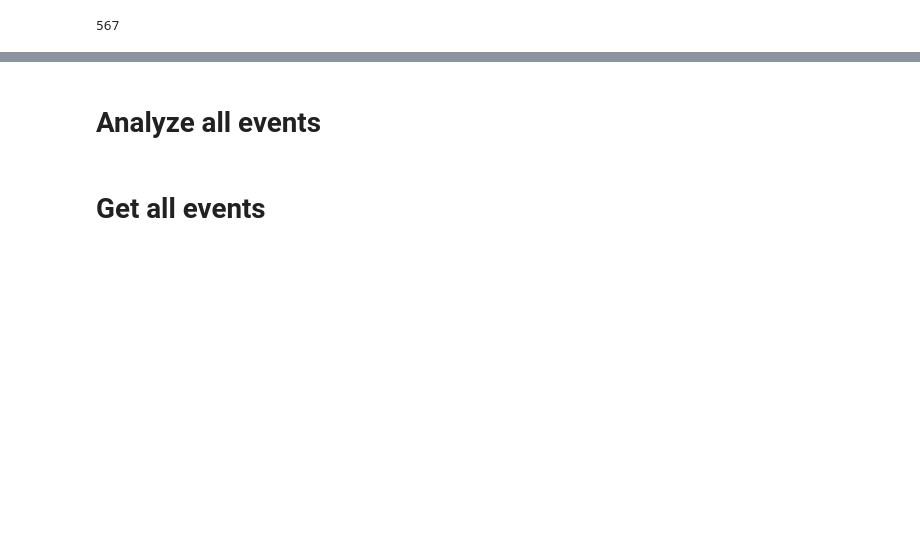
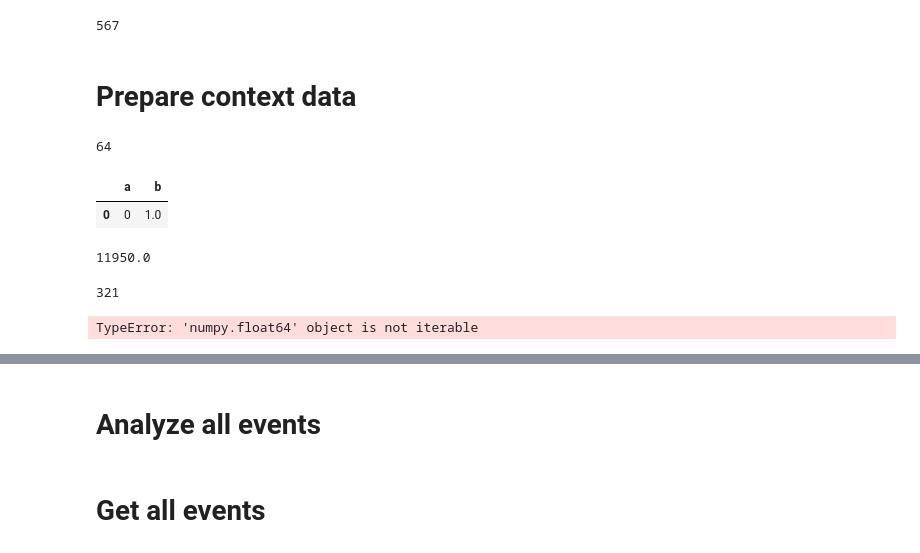
Before and after one commit to cobermai/lhc_anomaly_detection, a Jupyter notebook: notebooks/RB_FPA_analysis_prim_quench.ipynb, the cells around one changed output, grey strips where cells are left out. Drawn from its saved outputs; the diff is of its cells as text; code cells hidden in the pictures; blank space fills up the shorter version.

```diff
--- a/notebooks/RB_FPA_analysis_prim_quench.ipynb
+++ b/notebooks/RB_FPA_analysis_prim_quench.ipynb
@@ -70,3 +70,5 @@ df_to_analyze = mp3_fpa_df_period_merged[mp3_fpa_df_period_merged['VoltageNQPS.*
 len(df_to_analyze)
 # %% [output]
 567
+# %% [markdown]
+# Prepare context data
@@ -72,0 +79,56 @@ len(df_to_analyze)
+# %%
+df_metadata[df_metadata.Magnet == "MB."+mp3_fpa_df_subset["Position"].values[0]]["#Electric_circuit"].values
+# %% [output]
+64
+# %%
+df = pd.DataFrame({'a':0}, index=[0])
+df.loc[0, "b"] = 1
+df
+# %% [output]
+|  | a | b |
+| 0 | 0 | 1.0 |
+# %%
+mp3_fpa_df["I_Q_M"].max()
+# %% [output]
+11950.0
+# %%
+mp3_fpa_df_subset = mp3_fpa_df[mp3_fpa_df.fpa_identifier == fpa_identifier]
+circuits = np.array(['RB.A81',
+                    'RB.A12',
+                    'RB.A23',
+                    'RB.A34',
+                    'RB.A45',
+                    'RB.A56',
+                    'RB.A67',
+                    'RB.A78'])
+
+circuit_name = mp3_fpa_df_subset["Circuit Name"].values[0]
+t_shifts_mask = np.zeros(154)
+current_level_mask = np.zeros(154)
+quenched_magnets =  "MB." + mp3_fpa_df_subset["Position"].values
+quenched_magnet_position = [df_metadata[df_metadata.Magnet == q]["#Electric_circuit"].values[0] for q in quenched_magnets]
+t_shifts_mask[quenched_magnet_position] = list(mp3_fpa_df_subset["Delta_t(iQPS-PIC)"].dropna() / 1000)
+current_level_mask[quenched_magnet_position] = list(mp3_fpa_df_subset["I_Q_M"].values)
+
+context_data = {
+    "selected_circuit": (circuits == mp3_fpa_df_subset["Circuit Name"].values[0]) + 0,  #, str -> list (n_circuits: int)
+    "I_end_2_from_data": [mp3_fpa_df_subset["I_Q_M"].max()],  # float
+    "R_EE_odd": [float(mp3_fpa_df_subset["U_EE_max_ODD"].values[0])
+                / float(mp3_fpa_df_subset["I_Q_M"].max())],  # float
+    "R_EE_even": [float(mp3_fpa_df_subset["U_EE_max_EVEN"].values[0])
+                 / float(mp3_fpa_df_subset["I_Q_M"].max())],  # float
+    "t_EE_odd": [float(mp3_fpa_df_subset["Delta_t(EE_odd-PIC)"].values[0]) / 1000],  # float
+    "t_EE_even": [float(mp3_fpa_df_subset["Delta_t(EE_even-PIC)"].values[0]) / 1000],  # float
+    # list (n_quenches: float)) -> list (n_magnets: float):
+    "current_level_quenches": current_level_mask,
+    # list (n_quenches: float) -> list (n_magnets: float):
+    "t_shifts": t_shifts_mask}
+
+len(np.array([x for v in context_data.values() for x in v], dtype="float32"))
+# %% [output]
+321
+# %%
+from itertools import chain
+sorted(set(chain(*context_data.values())))
+# %% [output]
+TypeError: 'numpy.float64' object is not iterable
```
Also changed, not shown: parts of 10 cells of this notebook, 15 other files.
